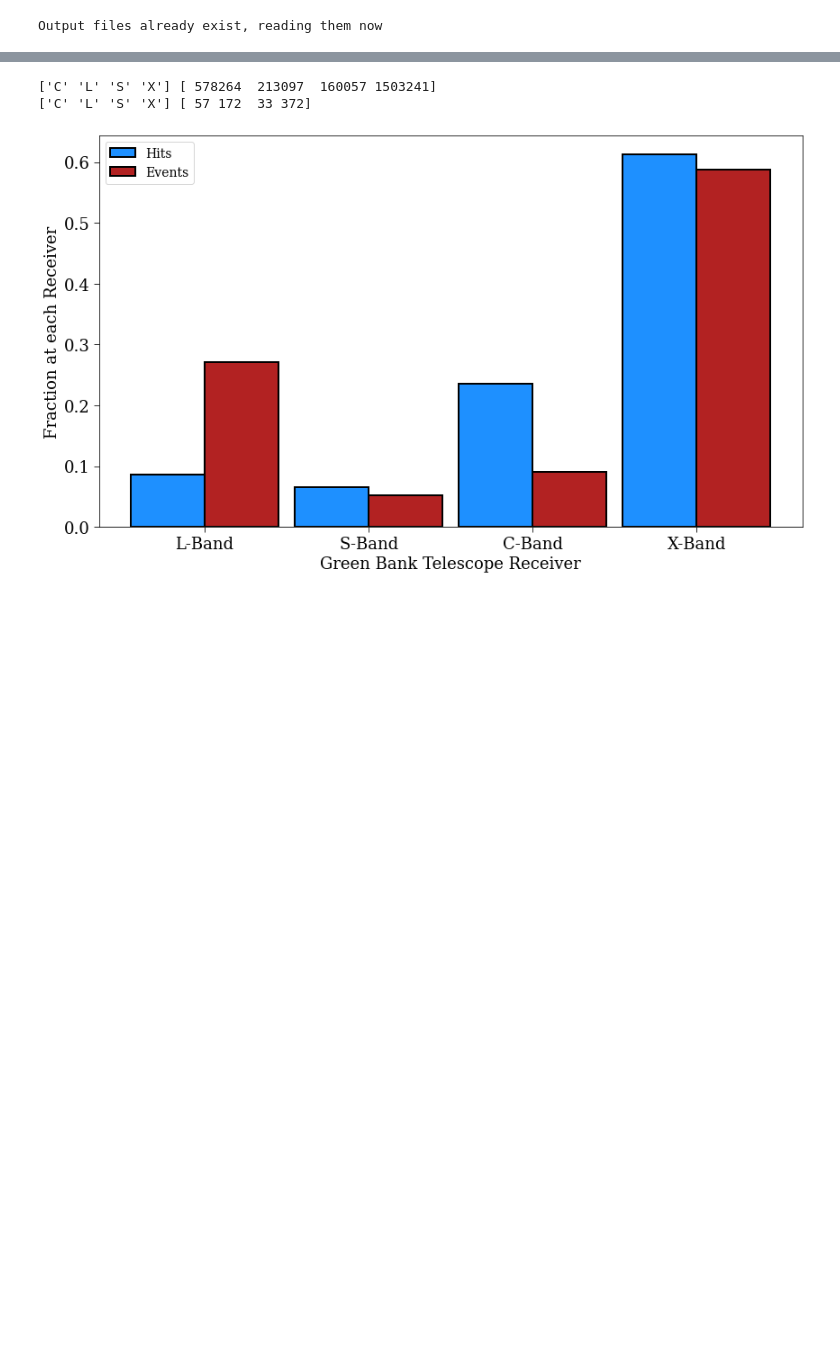
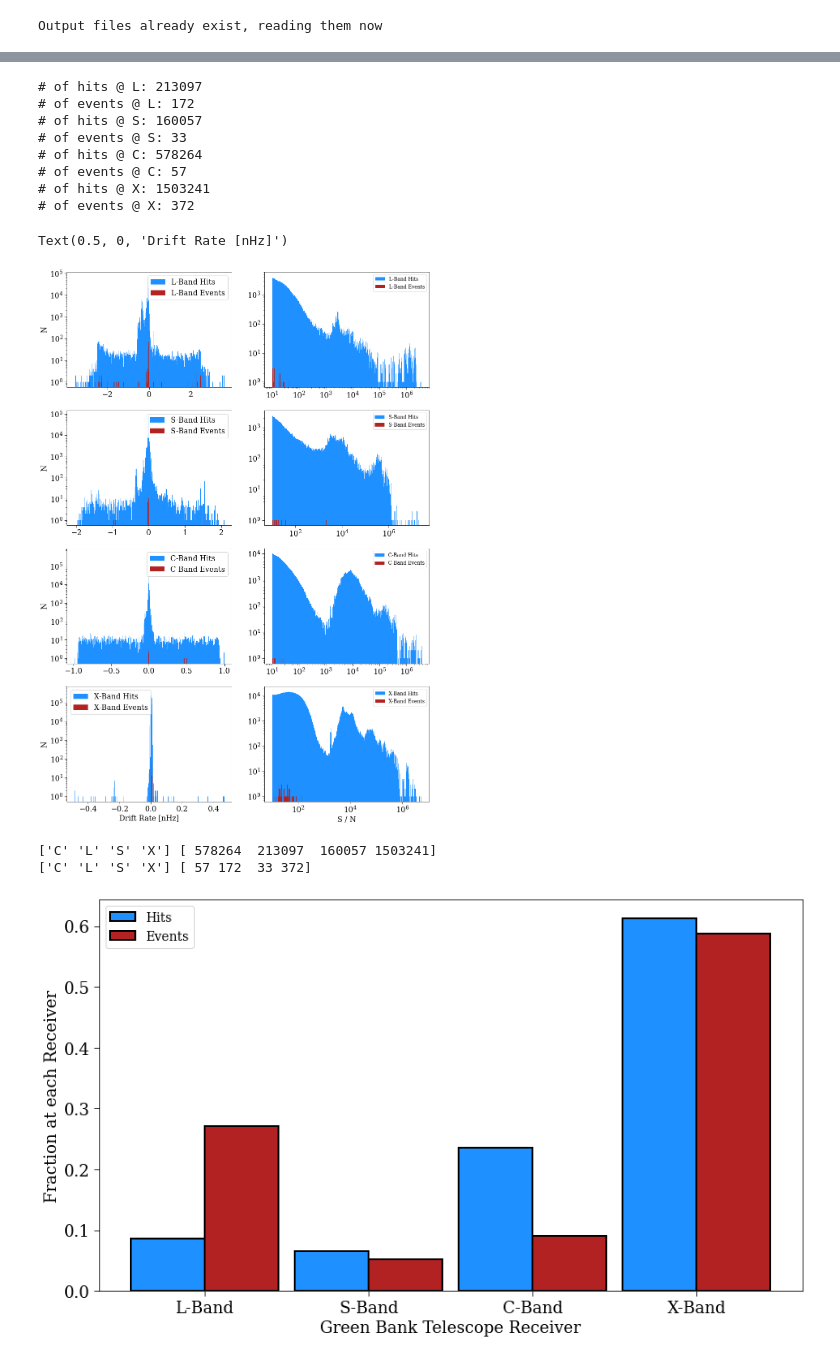
Before and after one commit to noahfranz13/BL-TESSsearch, a Jupyter notebook: analysis/hit_analysis.ipynb, the cells around one changed output, grey strips where cells are left out. Cells and saved outputs as stored; diff of their text form; code cells hidden in the pictures; blank space fills up the shorter version.

```diff
--- a/analysis/hit_analysis.ipynb
+++ b/analysis/hit_analysis.ipynb
@@ -194,5 +195,0 @@ driftRate_SNR_hist(datdf, eventdf)
-# %%
-for band in datdf.Band.unique():
-    fig, ax = plt.subplots(1,2, figsize=(16,8), sharey=True)
-    driftRate_SNR_hist(datdf[datdf.Band == band], eventdf[eventdf.Band == band], ax1=ax[0], ax2=ax[1])
-    ax[0].set_title(band)
@@ -204,3 +196,25 @@ for band in datdf.Band.unique():
+# %%
+fig, ax = plt.subplots(4,2, figsize=(16,24))
+
+for band, aa in zip(['L', 'S', 'C', 'X'], ax):
+    print(f'# of hits @ {band}: {len(datdf[datdf.Band == band])}')
+    print(f'# of events @ {band}: {len(eventdf[eventdf.Band == band])}')
+    driftRate_SNR_hist(datdf[datdf.Band == band], eventdf[eventdf.Band == band], ax1=aa[0], ax2=aa[1], L=band+'-Band')
+    aa[0].set_ylabel('N')
+
+aa[1].set_xlabel('S / N')
+aa[0].set_xlabel('Drift Rate [nHz]')
+# %% [output]
+# of hits @ L: 213097
+# of events @ L: 172
+# of hits @ S: 160057
+# of events @ S: 33
+# of hits @ C: 578264
+# of events @ C: 57
+# of hits @ X: 1503241
+# of events @ X: 372
+Text(0.5, 0, 'Drift Rate [nHz]')
+[figure, added]
 # %%
 datlabels, datht = np.unique(datdf.Band.to_numpy(), return_counts=True)
 eventlabels, eventht = np.unique(eventdf.Band.to_numpy(), return_counts=True)
```
Also changed, not shown: parts of 2 cells of this notebook.
